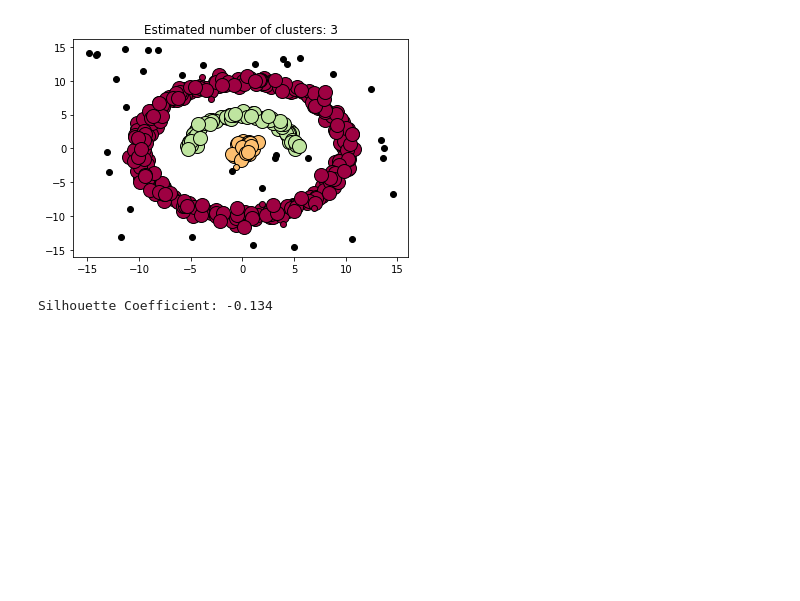
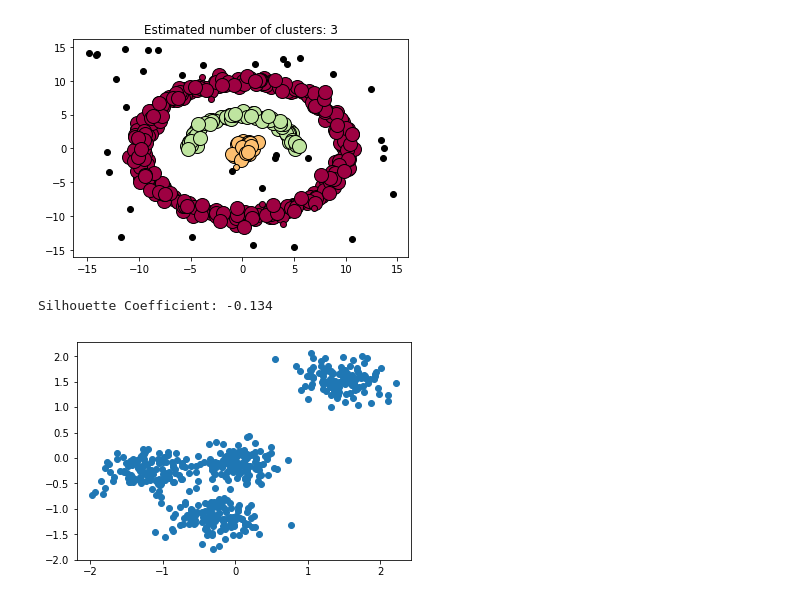
Before and after one commit to arminkz/DataMining, a Jupyter notebook: dbscan.ipynb, the cells around one changed output. Saved outputs shown, nothing was run; the diff lists cells and outputs as text; code cells hidden in the pictures; blank space fills up the shorter version.

```diff
--- a/dbscan.ipynb
+++ b/dbscan.ipynb
@@ -114,0 +143,9 @@ def KMeans(k,n,plot=True):
+# %%
+with open('Dataset1.csv') as csv_file:
+    data = list(csv.reader(csv_file, delimiter=','))
+    data = np.array(data[1:], dtype=np.float)
+
+plt.scatter(data[:,0],data[:,1])
+plt.show()
+# %% [output]
+[figure, added]
```
Also changed, not shown: parts of 8 cells of this notebook.
